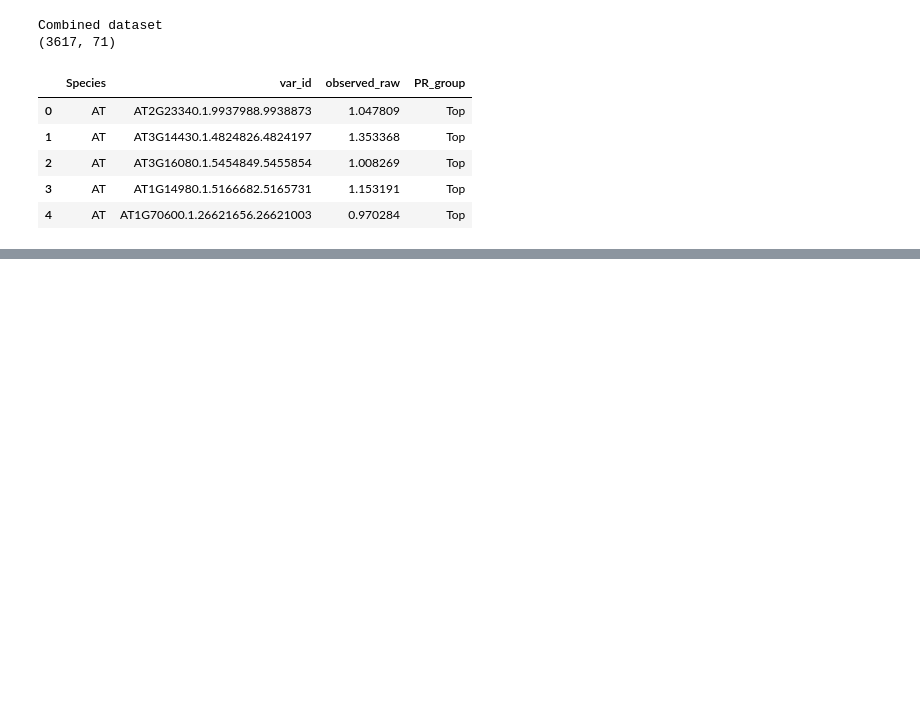
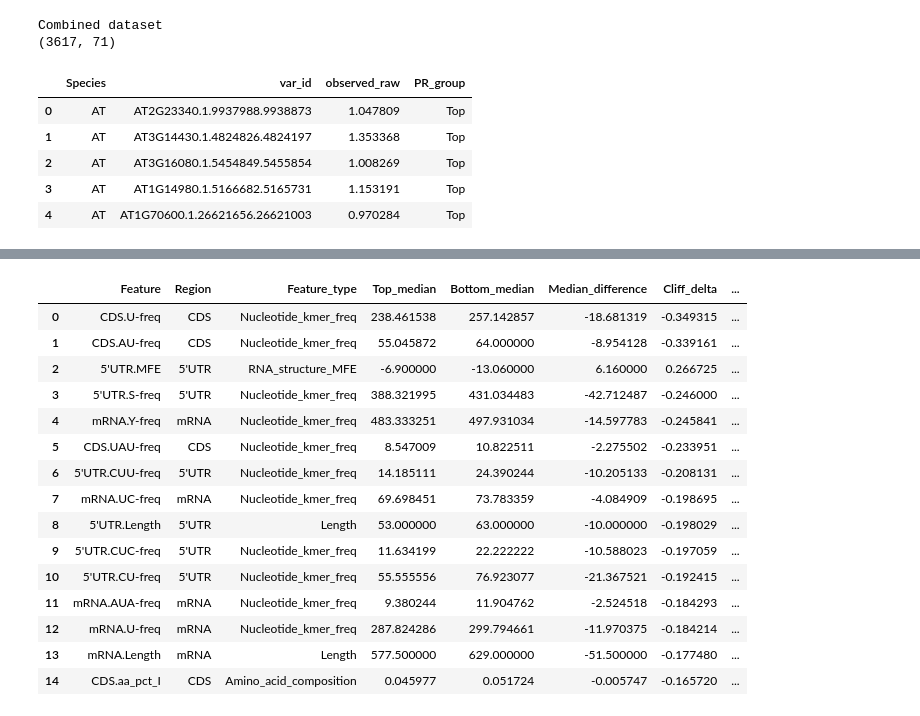
Before and after one commit to ih-11/regression, a Jupyter notebook: notebooks/analysis5_step1.ipynb, the cells around one changed output, grey strips where cells are left out. Drawn from its saved outputs; the diff is of its cells as text; code cells hidden in the pictures; blank space fills up the shorter version.

```diff
--- a/notebooks/analysis5_step1.ipynb
+++ b/notebooks/analysis5_step1.ipynb
@@ -2387,3 +2387,75 @@ Combined dataset
 | 2 | AT | AT3G16080.1.5454849.5455854 | 1.008269 | Top |
 | 3 | AT | AT1G14980.1.5166682.5165731 | 1.153191 | Top |
 | 4 | AT | AT1G70600.1.26621656.26621003 | 0.970284 | Top |
+# %%
+# ============================================
+# Candidate features: Top vs Bottom PR
+# Mann–Whitney U + Cliff's delta + FDR
+# ============================================
+
+from statsmodels.stats.multitest import multipletests
+
+top_bottom_rows = []
+
+for species_key in SPECIES:
+
+    species = SPECIES_INFO[species_key]["label"]
+    df = candidate_group_df[candidate_group_df["Species"] == species]
+
+    for feature in candidate_features:
+
+        top = df.loc[df["PR_group"] == "Top", feature].dropna().to_numpy(dtype=float)
+        bottom = df.loc[df["PR_group"] == "Bottom", feature].dropna().to_numpy(dtype=float)
+
+        u_stat, p_value = stats.mannwhitneyu(top, bottom, alternative="two-sided")
+        cliff_delta = (2 * u_stat) / (len(top) * len(bottom)) - 1
+
+        meta = feature_meta_lookup.loc[feature]
+
+        top_bottom_rows.append({
+            "Species": species,
+            "Species_key": species_key,
+            "Feature": feature,
+            "Region": meta["Region"],
+            "Feature_type": meta["Feature_type"],
+            "Top_n": len(top),
+            "Bottom_n": len(bottom),
+            "Top_median": np.median(top),
+            "Bottom_median": np.median(bottom),
+            "Median_difference": np.median(top) - np.median(bottom),
+            "Cliff_delta": cliff_delta,
+            "Abs_Cliff_delta": abs(cliff_delta),
+            "P_value": p_value,
+        })
+
+top_bottom_stats_df = pd.DataFrame(top_bottom_rows)
+
+for species in top_bottom_stats_df["Species"].unique():
+    mask = top_bottom_stats_df["Species"] == species
+    top_bottom_stats_df.loc[mask, "FDR"] = multipletests(top_bottom_stats_df.loc[mask, "P_value"], method="fdr_bh")[1]
+
+top_bottom_stats_df["Direction"] = np.select(
+    [top_bottom_stats_df["Cliff_delta"] > 0, top_bottom_stats_df["Cliff_delta"] < 0],
+    ["Higher in Top", "Higher in Bottom"],
+    default="No difference",
+)
+
+top_bottom_stats_df = top_bottom_stats_df.sort_values(["Species", "Abs_Cliff_delta"], ascending=[True, False]).reset_index(drop=True)
+
+print("Top vs Bottom PR feature comparison")
+print("-----------------------------------")
+print(top_bottom_stats_df.shape)
+
+for species_key in SPECIES:
+    species = SPECIES_INFO[species_key]["label"]
+    result = top_bottom_stats_df[top_bottom_stats_df["Species"] == species]
+
+    print("\n" + "=" * 60)
+    print(species_key)
+    print("=" * 60)
+    display(result[[
+        "Feature", "Region", "Feature_type",
+        "Top_median", "Bottom_median", "Median_difference",
+        "Cliff_delta", "Abs_Cliff_delta", "P_value", "FDR", "Direction"
+    ]].head(15))
+# %% [output]
@@ -2389,0 +2469,16 @@ Combined dataset
+|  | Feature | Region | Feature_type | Top_median | Bottom_median | Median_difference | Cliff_delta | ... |
+| 0 | CDS.U-freq | CDS | Nucleotide_kmer_freq | 238.461538 | 257.142857 | -18.681319 | -0.349315 | ... |
+| 1 | CDS.AU-freq | CDS | Nucleotide_kmer_freq | 55.045872 | 64.000000 | -8.954128 | -0.339161 | ... |
+| 2 | 5'UTR.MFE | 5'UTR | RNA_structure_MFE | -6.900000 | -13.060000 | 6.160000 | 0.266725 | ... |
+| 3 | 5'UTR.S-freq | 5'UTR | Nucleotide_kmer_freq | 388.321995 | 431.034483 | -42.712487 | -0.246000 | ... |
+| 4 | mRNA.Y-freq | mRNA | Nucleotide_kmer_freq | 483.333251 | 497.931034 | -14.597783 | -0.245841 | ... |
+| 5 | CDS.UAU-freq | CDS | Nucleotide_kmer_freq | 8.547009 | 10.822511 | -2.275502 | -0.233951 | ... |
+| 6 | 5'UTR.CUU-freq | 5'UTR | Nucleotide_kmer_freq | 14.185111 | 24.390244 | -10.205133 | -0.208131 | ... |
+| 7 | mRNA.UC-freq | mRNA | Nucleotide_kmer_freq | 69.698451 | 73.783359 | -4.084909 | -0.198695 | ... |
+| 8 | 5'UTR.Length | 5'UTR | Length | 53.000000 | 63.000000 | -10.000000 | -0.198029 | ... |
+| 9 | 5'UTR.CUC-freq | 5'UTR | Nucleotide_kmer_freq | 11.634199 | 22.222222 | -10.588023 | -0.197059 | ... |
+| 10 | 5'UTR.CU-freq | 5'UTR | Nucleotide_kmer_freq | 55.555556 | 76.923077 | -21.367521 | -0.192415 | ... |
+| 11 | mRNA.AUA-freq | mRNA | Nucleotide_kmer_freq | 9.380244 | 11.904762 | -2.524518 | -0.184293 | ... |
+| 12 | mRNA.U-freq | mRNA | Nucleotide_kmer_freq | 287.824286 | 299.794661 | -11.970375 | -0.184214 | ... |
+| 13 | mRNA.Length | mRNA | Length | 577.500000 | 629.000000 | -51.500000 | -0.177480 | ... |
+| 14 | CDS.aa_pct_I | CDS | Amino_acid_composition | 0.045977 | 0.051724 | -0.005747 | -0.165720 | ... |
```
Also changed, not shown: parts of 3 cells of this notebook.
